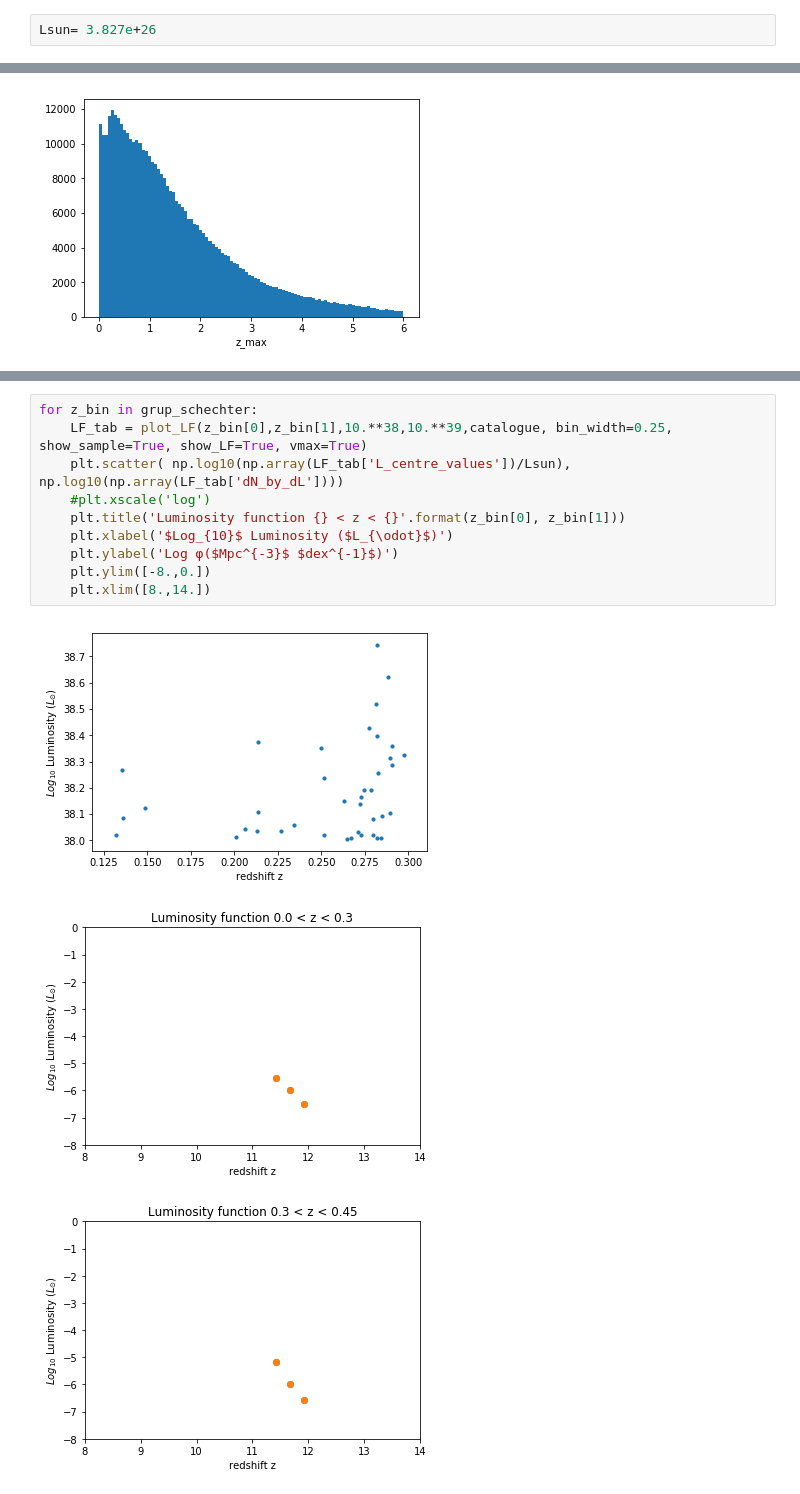
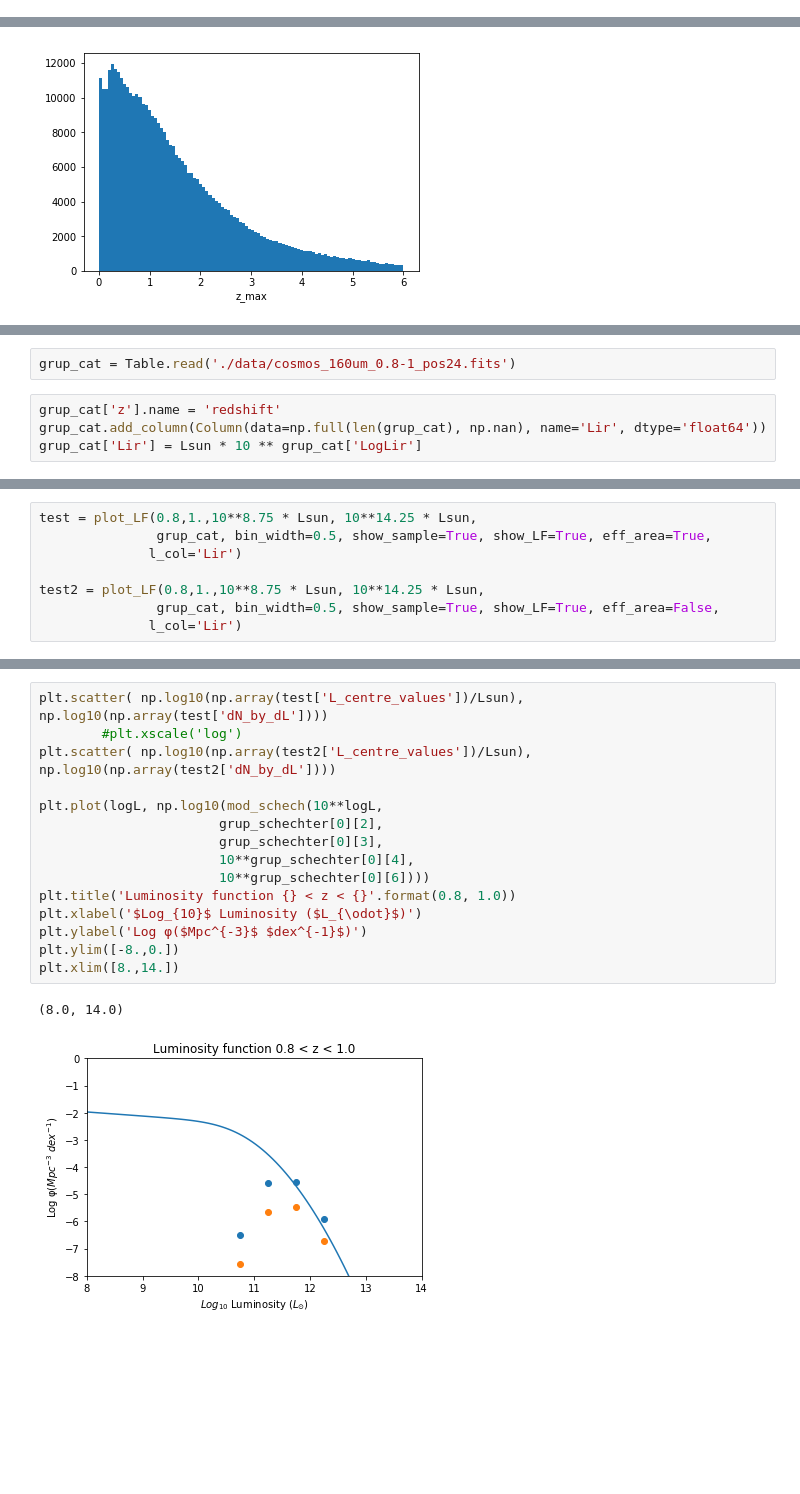
Before and after one commit to raphaelshirley/LuminosityFunction, a Jupyter notebook: 3_servs_lf.ipynb, the cells around one changed output, grey strips where cells are left out. Saved outputs shown, nothing was run; the diff lists cells and outputs as text; blank space fills up the shorter version.

Commit message:
Checked Gruppioni data which seemed to work correctly

```diff
--- a/3_servs_lf.ipynb
+++ b/3_servs_lf.ipynb
@@ -73,8 +75,6 @@ catalogue = Table.read(DMU_DIR + 'dmu32/dmu32_ELAIS-N1/data/'
                                            'f_mips_24',
                                            'redshift',
                                            'cigale_dustlumin'] #ELAIS-N1_20171016.fits
-# %%
-Lsun= 3.827e+26
 # %%
 plt.figure(figsize=(10,6))
 plt.scatter(catalogue['redshift'],np.log10(catalogue['cigale_dustlumin']), s = 10)
@@ -494,0 +813,6 @@ test = plot_LF(0.8,1.,10.**38,10.**39,catalogue, bin_width=0.25, show_sample=Tru
+# %%
+grup_cat = Table.read('./data/cosmos_160um_0.8-1_pos24.fits')
+# %%
+grup_cat['z'].name = 'redshift'
+grup_cat.add_column(Column(data=np.full(len(grup_cat), np.nan), name='Lir', dtype='float64'))
+grup_cat['Lir'] = Lsun * 10 ** grup_cat['LogLir']
@@ -494,0 +859,8 @@ test = plot_LF(0.8,1.,10.**38,10.**39,catalogue, bin_width=0.25, show_sample=Tru
+# %%
+test = plot_LF(0.8,1.,10**8.75 * Lsun, 10**14.25 * Lsun,
+               grup_cat, bin_width=0.5, show_sample=True, show_LF=True, eff_area=True,
+              l_col='Lir')
+
+test2 = plot_LF(0.8,1.,10**8.75 * Lsun, 10**14.25 * Lsun,
+               grup_cat, bin_width=0.5, show_sample=True, show_LF=True, eff_area=False,
+              l_col='Lir')
@@ -495,14 +871,18 @@ test = plot_LF(0.8,1.,10.**38,10.**39,catalogue, bin_width=0.25, show_sample=Tru
 # %%
-for z_bin in grup_schechter:
-    LF_tab = plot_LF(z_bin[0],z_bin[1],10.**38,10.**39,catalogue, bin_width=0.25, show_sample=True, show_LF=True, vmax=True)
-    plt.scatter( np.log10(np.array(LF_tab['L_centre_values'])/Lsun), np.log10(np.array(LF_tab['dN_by_dL'])))
-    #plt.xscale('log')
-    plt.title('Luminosity function {} < z < {}'.format(z_bin[0], z_bin[1]))
-    plt.xlabel('$Log_{10}$ Luminosity ($L_{\odot}$)')
-    plt.ylabel('Log φ($Mpc^{-3}$ $dex^{-1}$)')
-    plt.ylim([-8.,0.])
-    plt.xlim([8.,14.])
+plt.scatter( np.log10(np.array(test['L_centre_values'])/Lsun), np.log10(np.array(test['dN_by_dL'])))
+        #plt.xscale('log')
+plt.scatter( np.log10(np.array(test2['L_centre_values'])/Lsun), np.log10(np.array(test2['dN_by_dL'])))
+
+plt.plot(logL, np.log10(mod_schech(10**logL,
+                       grup_schechter[0][2],
+                       grup_schechter[0][3],
+                       10**grup_schechter[0][4],
+                       10**grup_schechter[0][6])))
+plt.title('Luminosity function {} < z < {}'.format(0.8, 1.0))
+plt.xlabel('$Log_{10}$ Luminosity ($L_{\odot}$)')
+plt.ylabel('Log φ($Mpc^{-3}$ $dex^{-1}$)')
+plt.ylim([-8.,0.])
+plt.xlim([8.,14.])
 # %% [output]
+(8.0, 14.0)
-[figure, old version]
+[figure, new version]
-[figure, removed]
-[figure, removed]
```
Also changed, not shown: parts of 36 cells of this notebook.
